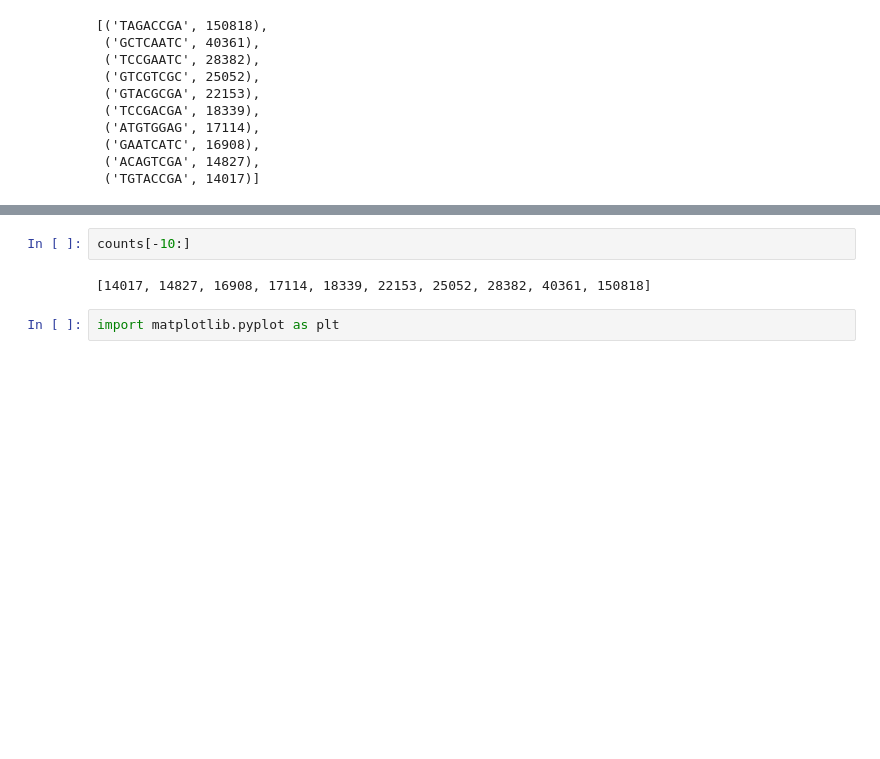
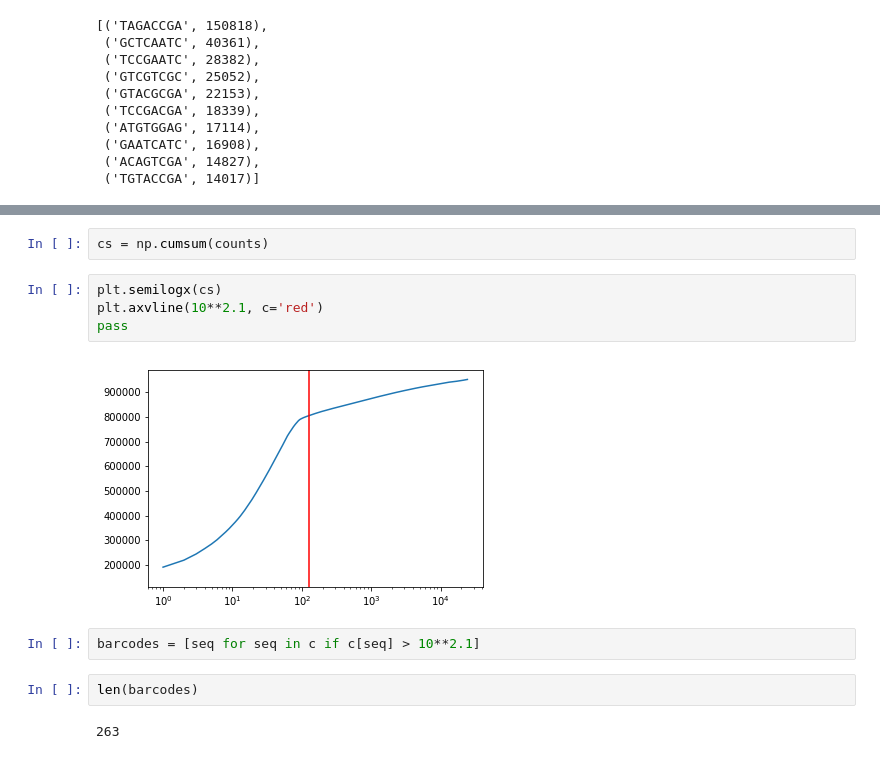
Before and after one commit to Pranav1234567/scRNA-Seq-Pipeline, a Jupyter notebook: notebooks/Count_Barcodes.ipynb, the cells around one changed output, grey strips where cells are left out. Cells and saved outputs as stored; diff of their text form; blank space fills up the shorter version.

Commit message:
Add pipleine repo and knee method for finding barcodes

```diff
--- a/notebooks/Count_Barcodes.ipynb
+++ b/notebooks/Count_Barcodes.ipynb
@@ -32,6 +36,14 @@ counts[:10]
-# %%
-counts[-10:]
-# %% [output]
-[14017, 14827, 16908, 17114, 18339, 22153, 25052, 28382, 40361, 150818]
-# %%
-import matplotlib.pyplot as plt
+# %%
+cs = np.cumsum(counts)
+# %%
+plt.semilogx(cs)
+plt.axvline(10**2.1, c='red')
+pass
+# %% [output]
+[figure, added]
+# %%
+barcodes = [seq for seq in c if c[seq] > 10**2.1]
+# %%
+len(barcodes)
+# %% [output]
+263
```
Also changed, not shown: parts of 33 cells of this notebook, 1 other file.
